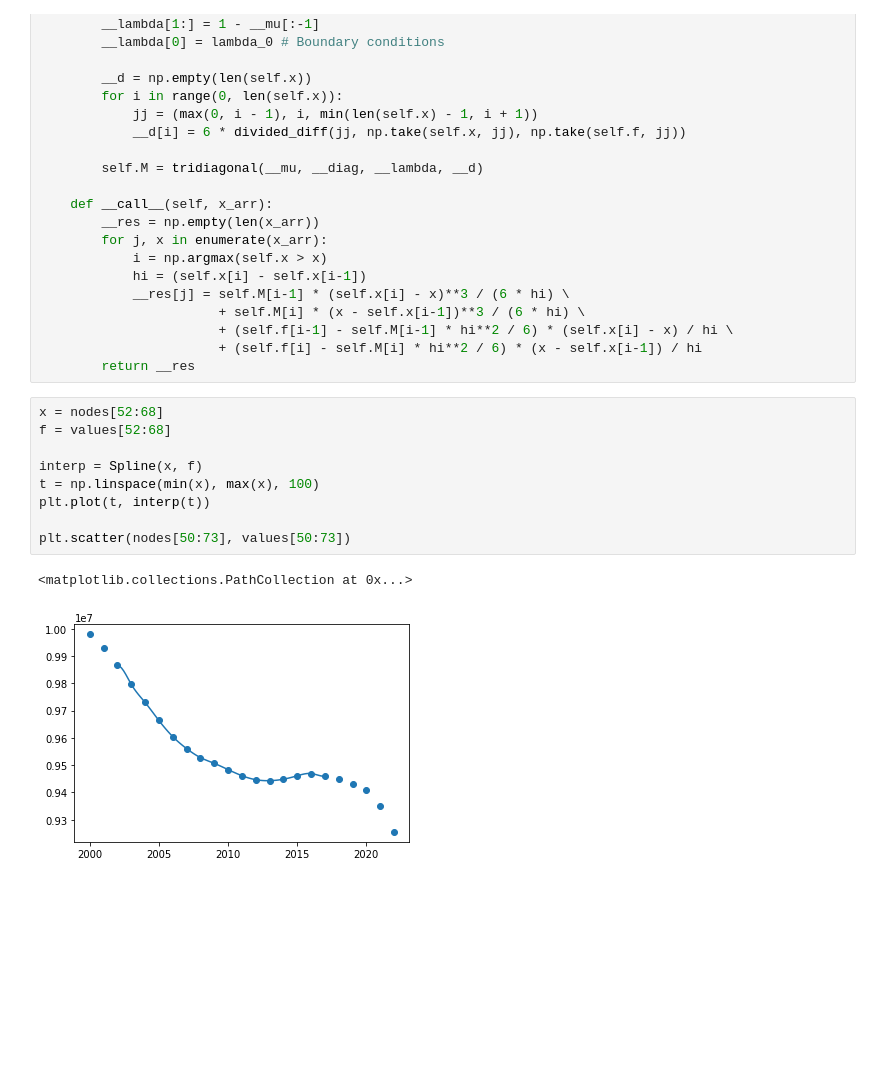
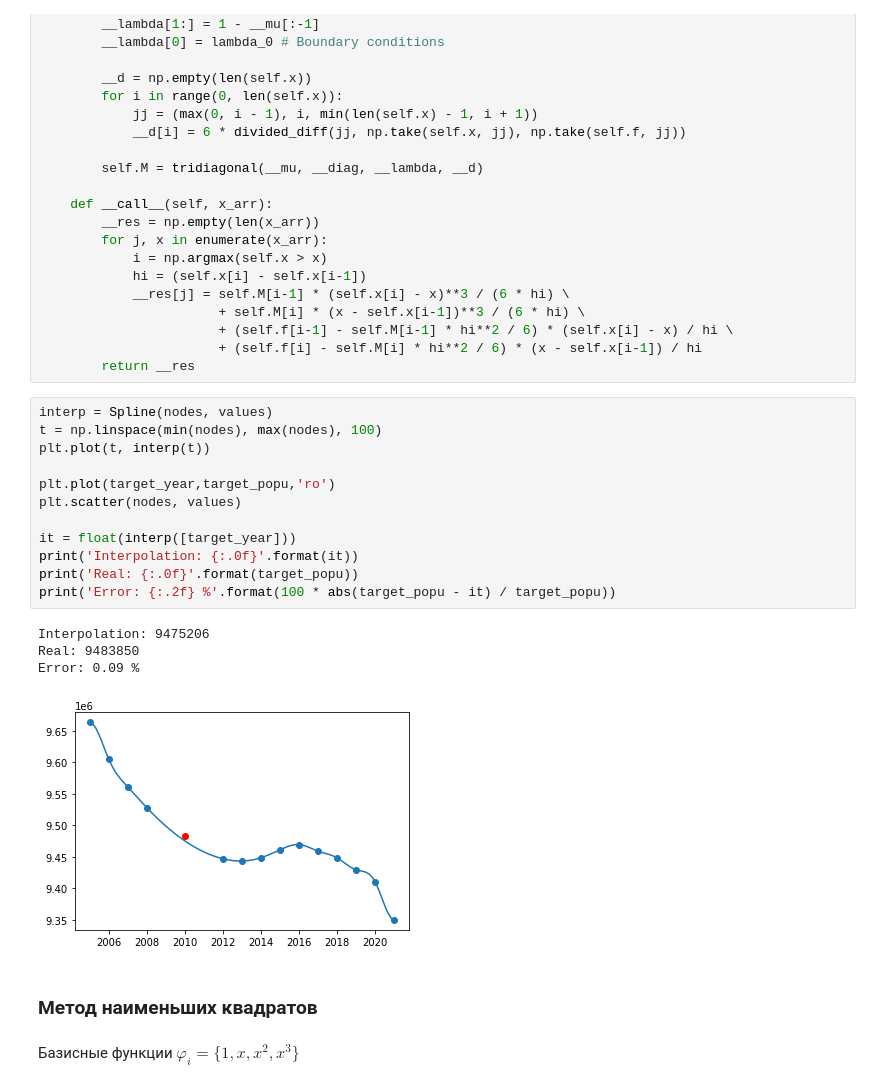
Before and after one commit to d3phys/computational-math, a Jupyter notebook: Lab 4 - Interpolation/interpolation.ipynb, the cells around one changed output. Saved outputs shown, nothing was run; the diff lists cells and outputs as text; blank space fills up the shorter version.

```diff
--- a/Lab 4 - Interpolation/interpolation.ipynb
+++ b/Lab 4 - Interpolation/interpolation.ipynb
@@ -163,15 +170,24 @@ class Spline:
                        + (self.f[i-1] - self.M[i-1] * hi**2 / 6) * (self.x[i] - x) / hi \
                        + (self.f[i] - self.M[i] * hi**2 / 6) * (x - self.x[i-1]) / hi
         return __res
-# %%
-x = nodes[52:68]
-f = values[52:68]
-
-interp = Spline(x, f)
-t = np.linspace(min(x), max(x), 100)
-plt.plot(t, interp(t))
-
-plt.scatter(nodes[50:73], values[50:73])
-# %% [output]
-<matplotlib.collections.PathCollection at 0x...>
-[figure, removed]
+# %%
+interp = Spline(nodes, values)
+t = np.linspace(min(nodes), max(nodes), 100)
+plt.plot(t, interp(t))
+
+plt.plot(target_year,target_popu,'ro')
+plt.scatter(nodes, values)
+
+it = float(interp([target_year]))
+print('Interpolation: {:.0f}'.format(it))
+print('Real: {:.0f}'.format(target_popu))
+print('Error: {:.2f} %'.format(100 * abs(target_popu - it) / target_popu))
+# %% [output]
+Interpolation: 9475206
+Real: 9483850
+Error: 0.09 %
+[figure, added]
+# %% [markdown]
+### Метод наименьших квадратов
+# %% [markdown]
+Базисные функции $\varphi_i = \{1, x, x^2, x^3\}$
```
Also changed, not shown: parts of 8 cells of this notebook.
